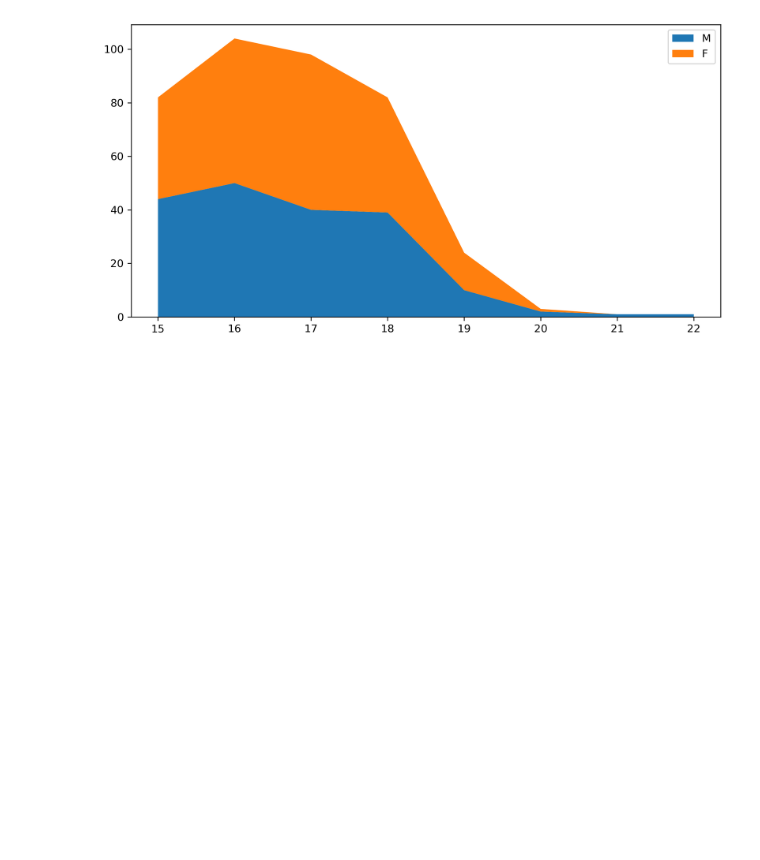
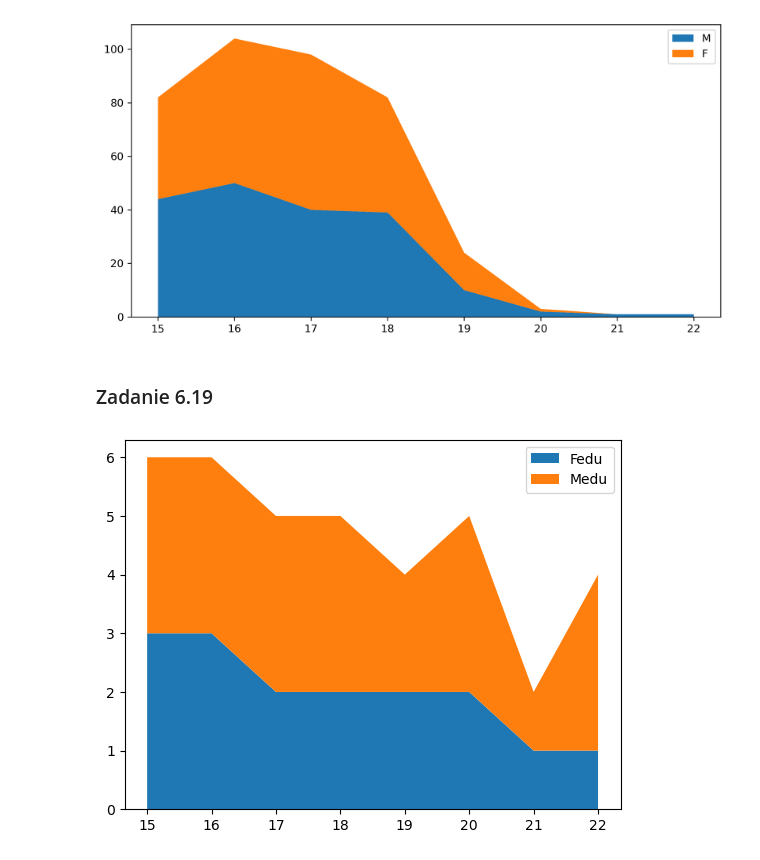
Before and after one commit to kplawik/MetodyWizualizacjiDanych, a Jupyter notebook: zadania_6.ipynb, the cells around one changed output. Saved outputs shown, nothing was run; the diff lists cells and outputs as text; code cells hidden in the pictures; blank space fills up the shorter version.

```diff
--- a/zadania_6.ipynb
+++ b/zadania_6.ipynb
@@ -362,3 +362,15 @@ plt.show()
 plt.close(1)
 # %% [output]
 [figure]
+# %% [markdown]
+### Zadanie 6.19
+# %%
+pivot_table = pd.pivot_table(dataset2, columns='age', values=['Medu', 'Fedu'], aggfunc='mean', fill_value=0)
+pivot_table = np.round(pivot_table)
+# %%
+plt.stackplot(pivot_table.columns, pivot_table.loc['Fedu'], pivot_table.loc['Medu'], labels=pivot_table.index)
+plt.legend()
+plt.show()
+plt.close(1)
+# %% [output]
+[figure, added]
```
Also changed, not shown: parts of 17 cells of this notebook.
